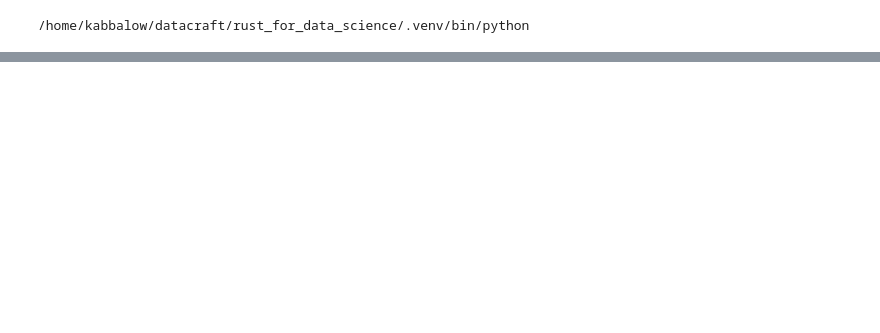
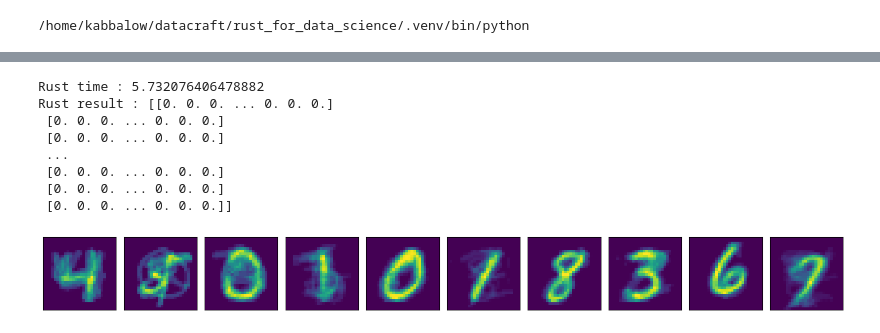
Before and after one commit to jinchengluo/rust-for-data-science, a Jupyter notebook: rust_pyo3/py_project/main.ipynb, the cells around one changed output, grey strips where cells are left out. Drawn from its saved outputs; the diff is of its cells as text; code cells hidden in the pictures; blank space fills up the shorter version.

```diff
--- a/rust_pyo3/py_project/main.ipynb
+++ b/rust_pyo3/py_project/main.ipynb
@@ -74,0 +78,24 @@ print("Rust result :", centroids_rust)
+# %%
+# Rust
+start = time.time()
+centroids_rust = np.array(rust_pyo3.linfa_kmeans_test(n_digits, X_digits_flat))
+print("Rust time :", time.time() - start)
+print("Rust result :", centroids_rust)
+
+plt.figure(figsize=(16,6))
+for i in range(n_clusters):
+    plt.subplot(2,n_clusters,i+1)
+    plt.imshow(centroids_rust[i].reshape(28,28))
+    plt.xticks(())
+    plt.yticks(())
+plt.tight_layout()
+# %% [output]
+Rust time : 5.732076406478882
+Rust result : [[0. 0. 0. ... 0. 0. 0.]
+ [0. 0. 0. ... 0. 0. 0.]
+ [0. 0. 0. ... 0. 0. 0.]
+ ...
+ [0. 0. 0. ... 0. 0. 0.]
+ [0. 0. 0. ... 0. 0. 0.]
+ [0. 0. 0. ... 0. 0. 0.]]
+[figure, added]
```
Also changed, not shown: parts of 4 cells of this notebook, 6 other files.
